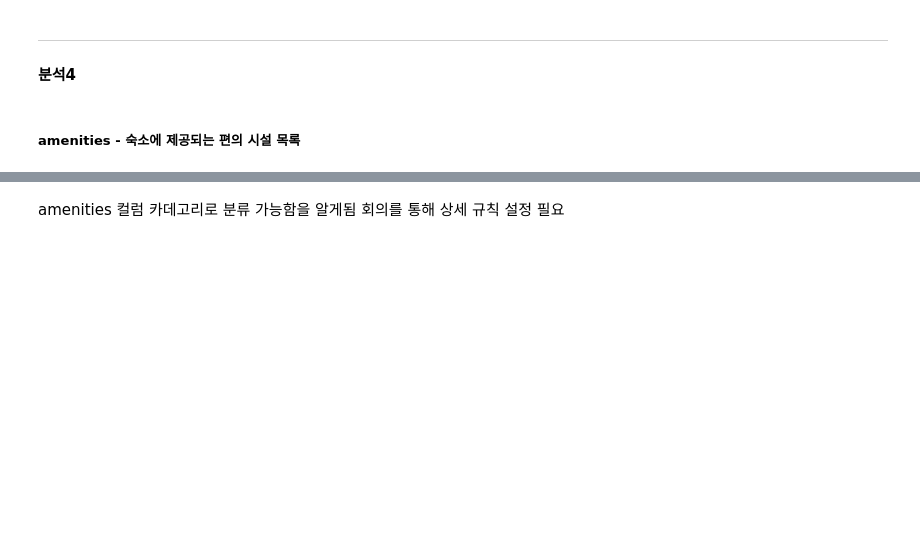
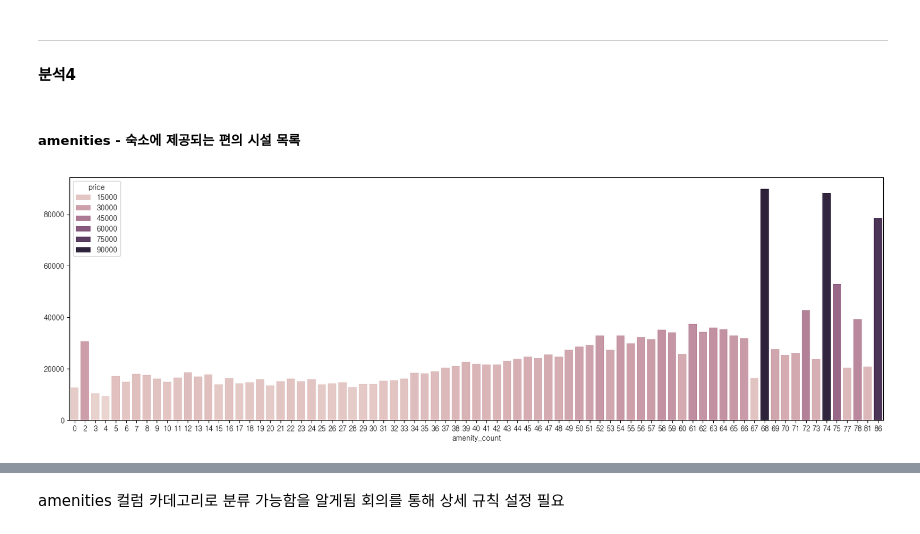
Before and after one commit to SKNetworks-AI19-250818/SKN19-mini-5Team, a Jupyter notebook: EDA/eda_report.ipynb, the cells around one changed output, grey strips where cells are left out. Cells and saved outputs as stored; diff of their text form; code cells hidden in the pictures; blank space fills up the shorter version.

```diff
--- a/EDA/eda_report.ipynb
+++ b/EDA/eda_report.ipynb
@@ -1319,18 +1501,20 @@ amenities_ser = df_listings['amenities'].apply(ast.literal_eval)
 # %%
 # 편의시설 개수 - price의 상관관계
 
-df_review3['amenity_count'] = amenities_ser.apply(len)
+df_listings['amenity_count'] = amenities_ser.apply(len)
 
-ac_price = df_review3.groupby('amenity_count')['price'].mean().sort_values(ascending=False)
+ac_price = df_listings.groupby('amenity_count')['price'].mean().sort_values(ascending=False)
 
 plt.figure(figsize=(20,6))
 # plt.title(title)
 sns.barplot(
     x=ac_price.index,
     y=ac_price.values,
     hue=ac_price
 )
 plt.show()
+# %% [output]
+[figure, added]
 # %%
 # 편의시설 상세 분석 1 - 전체 갯수
 
```
Also changed, not shown: parts of 59 cells of this notebook, 5 other files.
